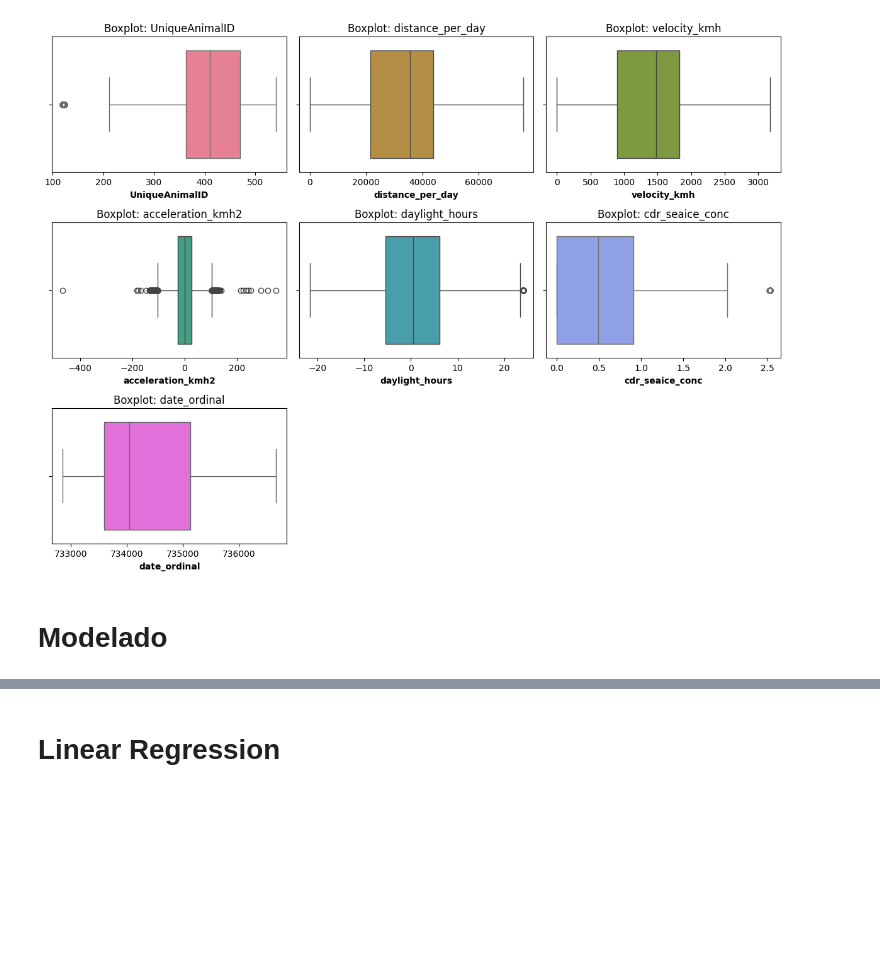
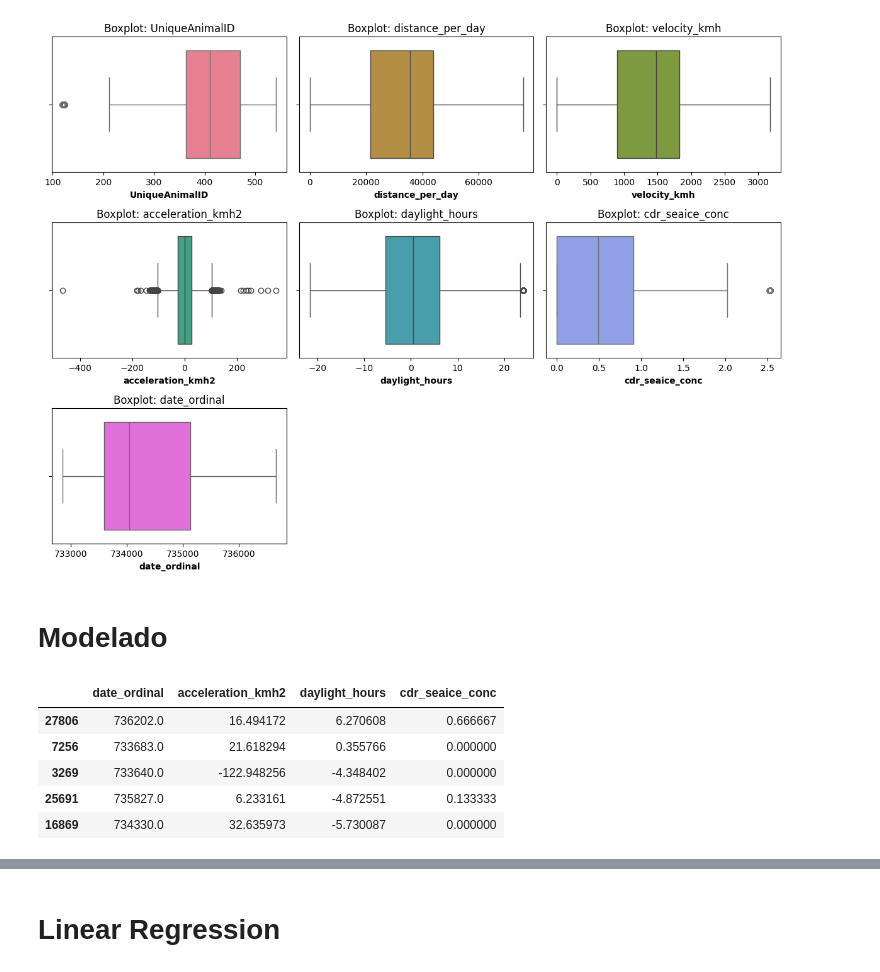
Before and after one commit to anapstl/PolarBears-, a Jupyter notebook: models/01_model_lr.ipynb, the cells around one changed output, grey strips where cells are left out. Saved outputs shown, nothing was run; the diff lists cells and outputs as text; code cells hidden in the pictures; blank space fills up the shorter version.

```diff
--- a/models/01_model_lr.ipynb
+++ b/models/01_model_lr.ipynb
@@ -212,6 +212,15 @@ X = daily_distance[features].fillna(0)
 y = daily_distance['distance_per_day']
 
 X_train, X_test, y_train, y_test = train_test_split(X, y, test_size=0.2, random_state=10)
+# %%
+X_train.head()
+# %% [output]
+|  | date_ordinal | acceleration_kmh2 | daylight_hours | cdr_seaice_conc |
+| 27806 | 736202.0 | 16.494172 | 6.270608 | 0.666667 |
+| 7256 | 733683.0 | 21.618294 | 0.355766 | 0.000000 |
+| 3269 | 733640.0 | -122.948256 | -4.348402 | 0.000000 |
+| 25691 | 735827.0 | 6.233161 | -4.872551 | 0.133333 |
+| 16869 | 734330.0 | 32.635973 | -5.730087 | 0.000000 |
 # %%
 print("X_train:", X_train.shape)
 print("X_test:", X_test.shape)
```
Also changed, not shown: parts of 25 cells of this notebook, 28 other files.
